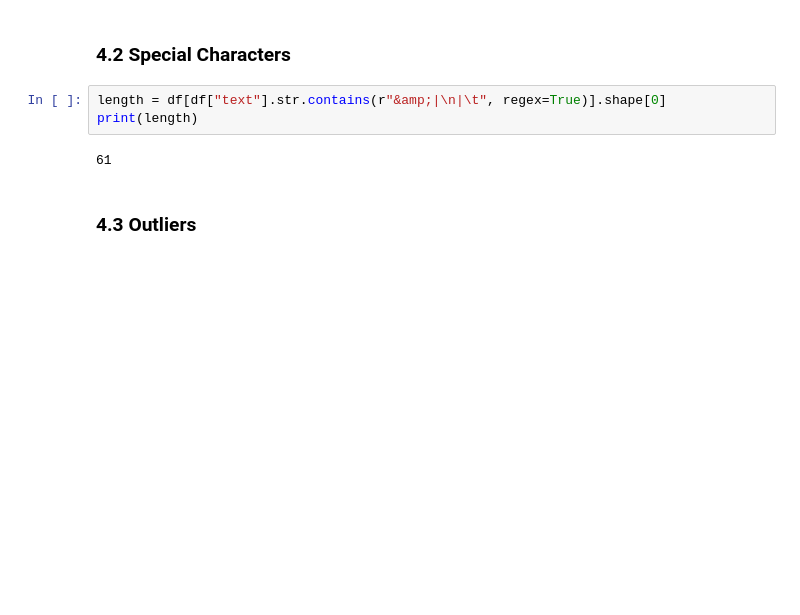
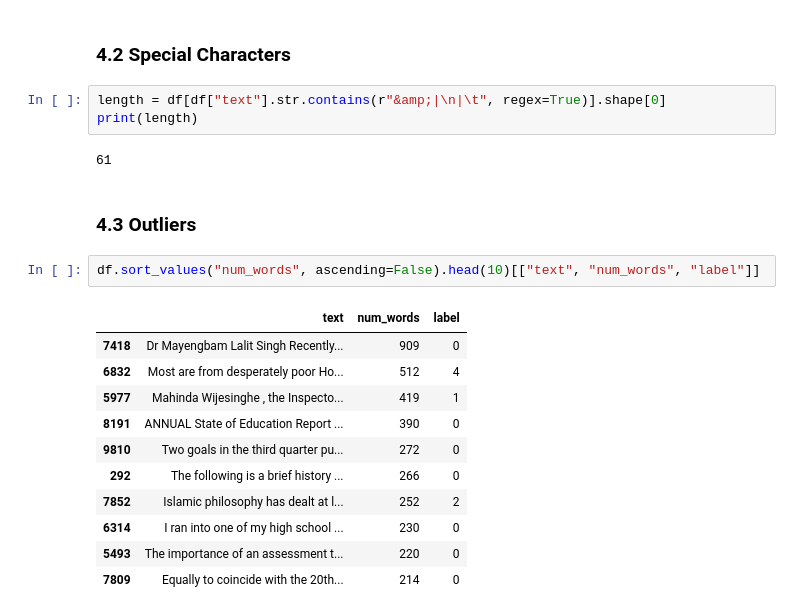
Before and after one commit to Jeishoon/nlp-coursework-2026, a Jupyter notebook: pcl-exploratory.ipynb, the cells around one changed output. Cells and saved outputs as stored; diff of their text form; blank space fills up the shorter version.

```diff
--- a/pcl-exploratory.ipynb
+++ b/pcl-exploratory.ipynb
@@ -356,4 +219,18 @@ print(length)
 61
 # %% [markdown]
 ### 4.3 Outliers
+# %%
+df.sort_values("num_words", ascending=False).head(10)[["text", "num_words", "label"]]
+# %% [output]
+|  | text | num_words | label |
+| 7418 | Dr Mayengbam Lalit Singh Recently... | 909 | 0 |
+| 6832 | Most are from desperately poor Ho... | 512 | 4 |
+| 5977 | Mahinda Wijesinghe , the Inspecto... | 419 | 1 |
+| 8191 | ANNUAL State of Education Report ... | 390 | 0 |
+| 9810 | Two goals in the third quarter pu... | 272 | 0 |
+| 292 | The following is a brief history ... | 266 | 0 |
+| 7852 | Islamic philosophy has dealt at l... | 252 | 2 |
+| 6314 | I ran into one of my high school ... | 230 | 0 |
+| 5493 | The importance of an assessment t... | 220 | 0 |
+| 7809 | Equally to coincide with the 20th... | 214 | 0 |
 # %%
```
Also changed, not shown: parts of 25 cells of this notebook.
